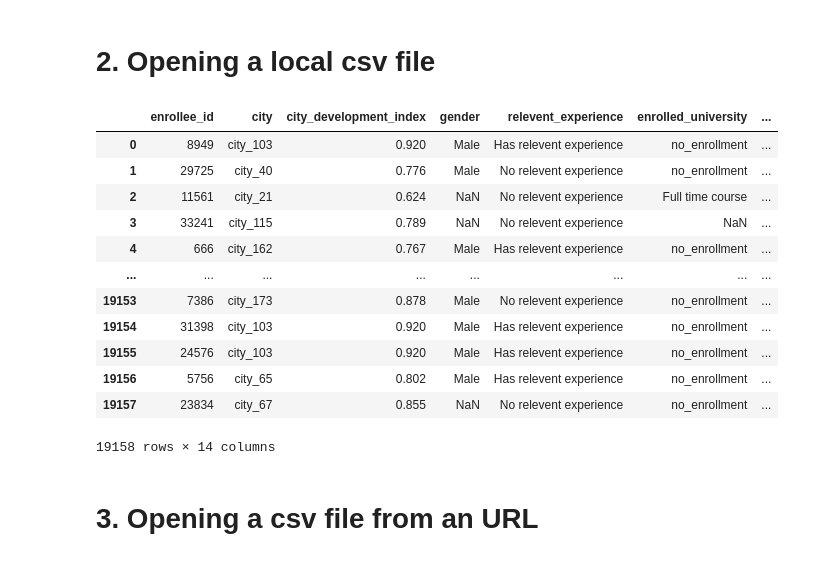
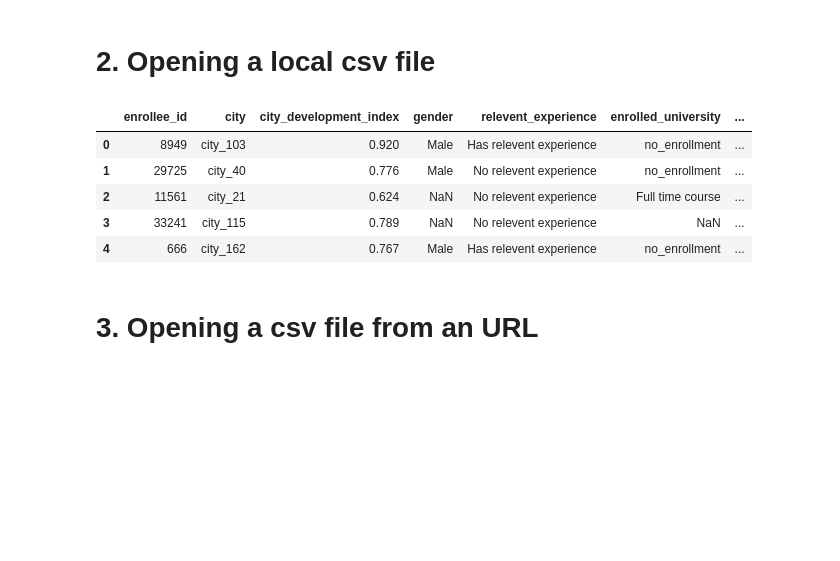
Before and after one commit to UtshoDeyTech/Machine-Learning-Algorithms, a Jupyter notebook: 00. Machine Learning Concepts/01. Working with csv files/01. working-with-csv.ipynb, the cells around one changed output. Cells and saved outputs as stored; diff of their text form; code cells hidden in the pictures; blank space fills up the shorter version.

```diff
--- a/00. Machine Learning Concepts/01. Working with csv files/01. working-with-csv.ipynb
+++ b/00. Machine Learning Concepts/01. Working with csv files/01. working-with-csv.ipynb
@@ -6,21 +6,14 @@ import pandas as pd
 # 2. Opening a local csv file
 # %%
 df = pd.read_csv('aug_train.csv')
-df
+df.head(5)
 # %% [output]
 |  | enrollee_id | city | city_development_index | gender | relevent_experience | enrolled_university | ... |
 | 0 | 8949 | city_103 | 0.920 | Male | Has relevent experience | no_enrollment | ... |
 | 1 | 29725 | city_40 | 0.776 | Male | No relevent experience | no_enrollment | ... |
 | 2 | 11561 | city_21 | 0.624 | NaN | No relevent experience | Full time course | ... |
 | 3 | 33241 | city_115 | 0.789 | NaN | No relevent experience | NaN | ... |
 | 4 | 666 | city_162 | 0.767 | Male | Has relevent experience | no_enrollment | ... |
-| ... | ... | ... | ... | ... | ... | ... | ... |
-| 19153 | 7386 | city_173 | 0.878 | Male | No relevent experience | no_enrollment | ... |
-| 19154 | 31398 | city_103 | 0.920 | Male | Has relevent experience | no_enrollment | ... |
-| 19155 | 24576 | city_103 | 0.920 | Male | Has relevent experience | no_enrollment | ... |
-| 19156 | 5756 | city_65 | 0.802 | Male | Has relevent experience | no_enrollment | ... |
-| 19157 | 23834 | city_67 | 0.855 | NaN | No relevent experience | no_enrollment | ... |
-19158 rows × 14 columns
 # %% [markdown]
 # 3. Opening a csv file from an URL
 # %%
```
Also changed, not shown: parts of 8 cells of this notebook.
